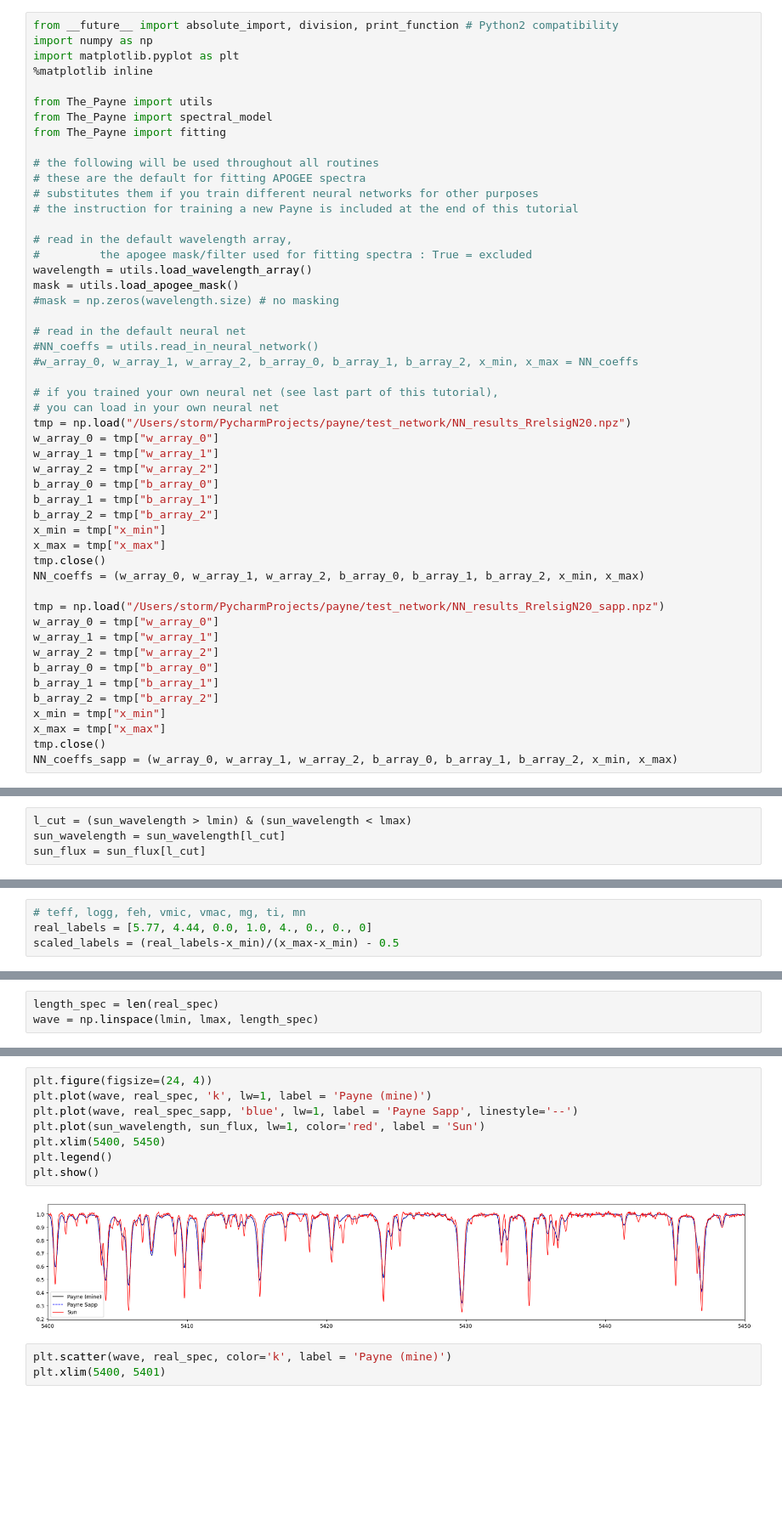
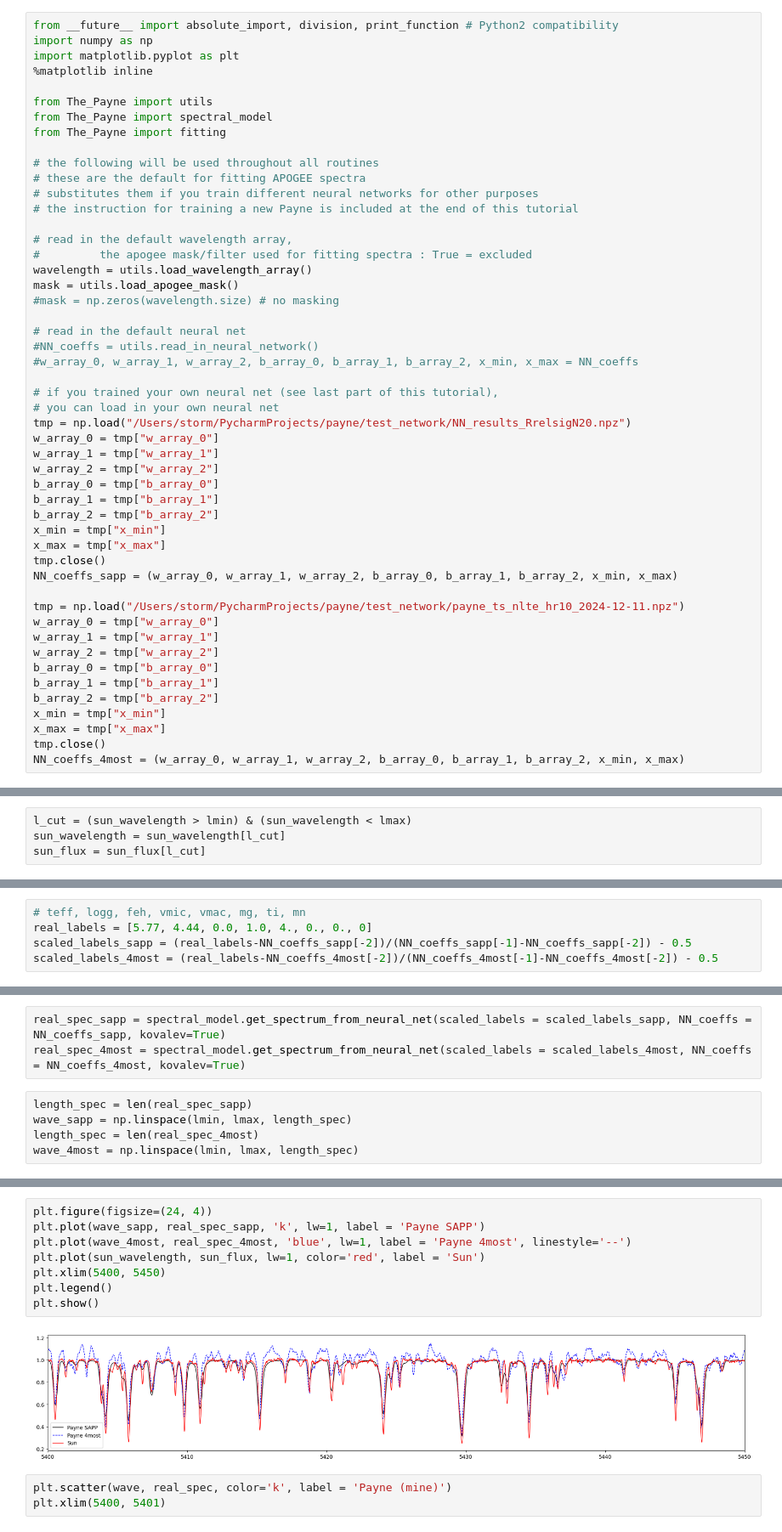
Before and after one commit to stormnick/The_Payne, a Jupyter notebook: demo.ipynb, the cells around one changed output, grey strips where cells are left out. Shown at 85% size. Cells and saved outputs as stored; diff of their text form; blank space fills up the shorter version.

Commit message:
kovalev

```diff
--- a/demo.ipynb
+++ b/demo.ipynb
@@ -35,9 +35,9 @@ b_array_2 = tmp["b_array_2"]
 x_min = tmp["x_min"]
 x_max = tmp["x_max"]
 tmp.close()
-NN_coeffs = (w_array_0, w_array_1, w_array_2, b_array_0, b_array_1, b_array_2, x_min, x_max)
+NN_coeffs_sapp = (w_array_0, w_array_1, w_array_2, b_array_0, b_array_1, b_array_2, x_min, x_max)
 
-tmp = np.load("/Users/storm/PycharmProjects/payne/test_network/NN_results_RrelsigN20_sapp.npz")
+tmp = np.load("/Users/storm/PycharmProjects/payne/test_network/payne_ts_nlte_hr10_2024-12-11.npz")
 w_array_0 = tmp["w_array_0"]
 w_array_1 = tmp["w_array_1"]
 w_array_2 = tmp["w_array_2"]
@@ -47,7 +47,7 @@ b_array_2 = tmp["b_array_2"]
 x_min = tmp["x_min"]
 x_max = tmp["x_max"]
 tmp.close()
-NN_coeffs_sapp = (w_array_0, w_array_1, w_array_2, b_array_0, b_array_1, b_array_2, x_min, x_max)
+NN_coeffs_4most = (w_array_0, w_array_1, w_array_2, b_array_0, b_array_1, b_array_2, x_min, x_max)
 # %%
 # 5330.00008712, 5330.02508929, 5330.05009147, ..., 5614.94990853,
 #       5614.97491071, 5614.99991288
@@ -67,4 +67,5 @@ print(x_min, x_max)
 # %%
 # teff, logg, feh, vmic, vmac, mg, ti, mn
 real_labels = [5.77, 4.44, 0.0, 1.0, 4., 0., 0., 0]
-scaled_labels = (real_labels-x_min)/(x_max-x_min) - 0.5
+scaled_labels_sapp = (real_labels-NN_coeffs_sapp[-2])/(NN_coeffs_sapp[-1]-NN_coeffs_sapp[-2]) - 0.5
+scaled_labels_4most = (real_labels-NN_coeffs_4most[-2])/(NN_coeffs_4most[-1]-NN_coeffs_4most[-2]) - 0.5
@@ -74,3 +72,8 @@ real_spec_sapp = spectral_model.get_spectrum_from_neural_net(scaled_labels = sca
+# %%
+real_spec_sapp = spectral_model.get_spectrum_from_neural_net(scaled_labels = scaled_labels_sapp, NN_coeffs = NN_coeffs_sapp, kovalev=True)
+real_spec_4most = spectral_model.get_spectrum_from_neural_net(scaled_labels = scaled_labels_4most, NN_coeffs = NN_coeffs_4most, kovalev=True)
 # %%
-length_spec = len(real_spec)
-wave = np.linspace(lmin, lmax, length_spec)
+length_spec = len(real_spec_sapp)
+wave_sapp = np.linspace(lmin, lmax, length_spec)
+length_spec = len(real_spec_4most)
+wave_4most = np.linspace(lmin, lmax, length_spec)
@@ -81,13 +80,13 @@ np.float64(0.05000877346901689)
 # %%
 plt.figure(figsize=(24, 4))
-plt.plot(wave, real_spec, 'k', lw=1, label = 'Payne (mine)')
-plt.plot(wave, real_spec_sapp, 'blue', lw=1, label = 'Payne Sapp', linestyle='--')
+plt.plot(wave_sapp, real_spec_sapp, 'k', lw=1, label = 'Payne SAPP')
+plt.plot(wave_4most, real_spec_4most, 'blue', lw=1, label = 'Payne 4most', linestyle='--')
 plt.plot(sun_wavelength, sun_flux, lw=1, color='red', label = 'Sun')
 plt.xlim(5400, 5450)
 plt.legend()
 plt.show()
 # %% [output]
-[figure, old version]
+[figure, new version]
 # %%
 plt.scatter(wave, real_spec, color='k', label = 'Payne (mine)')
 plt.xlim(5400, 5401)
```
Also changed, not shown: parts of 3 cells of this notebook, 3 other files.
